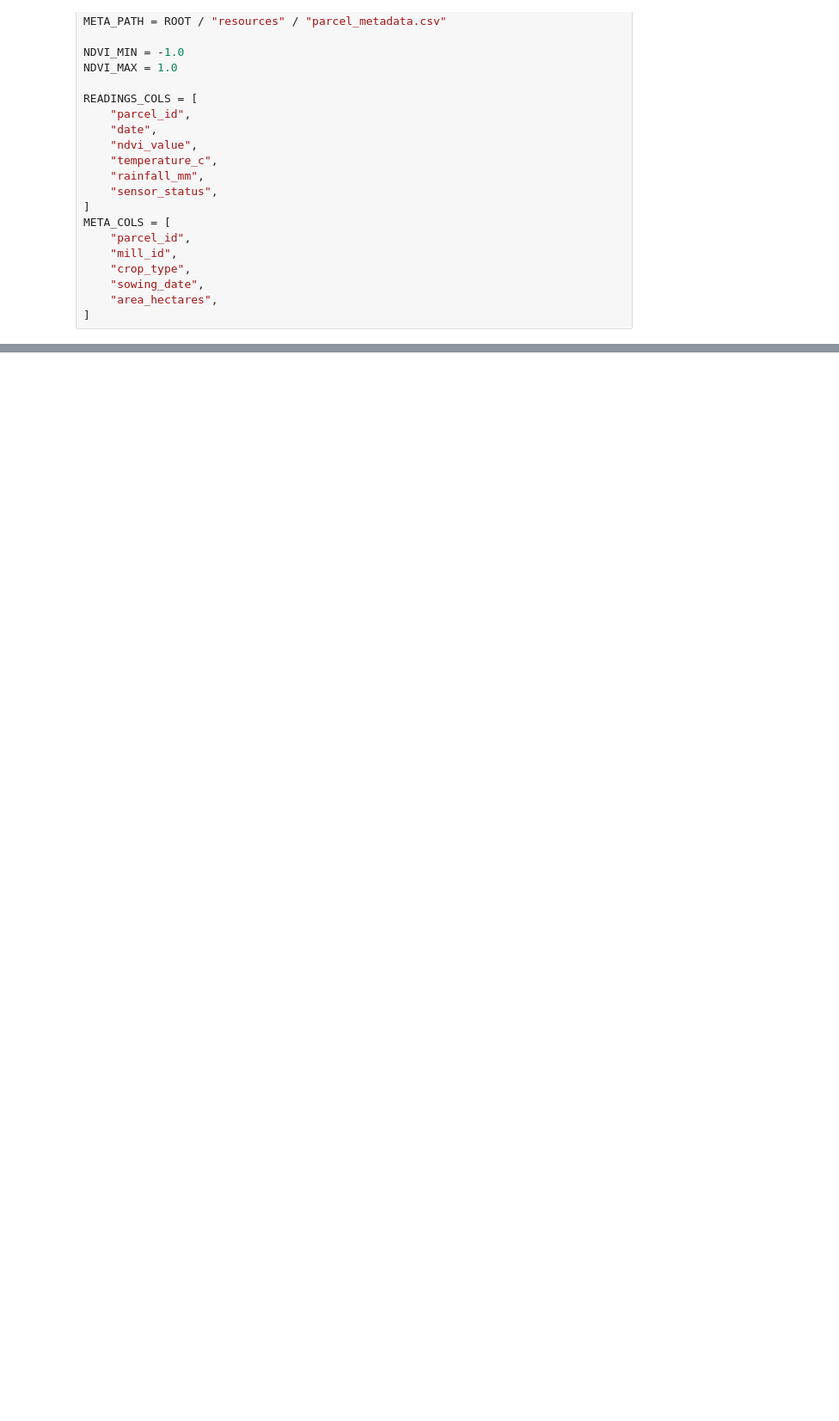
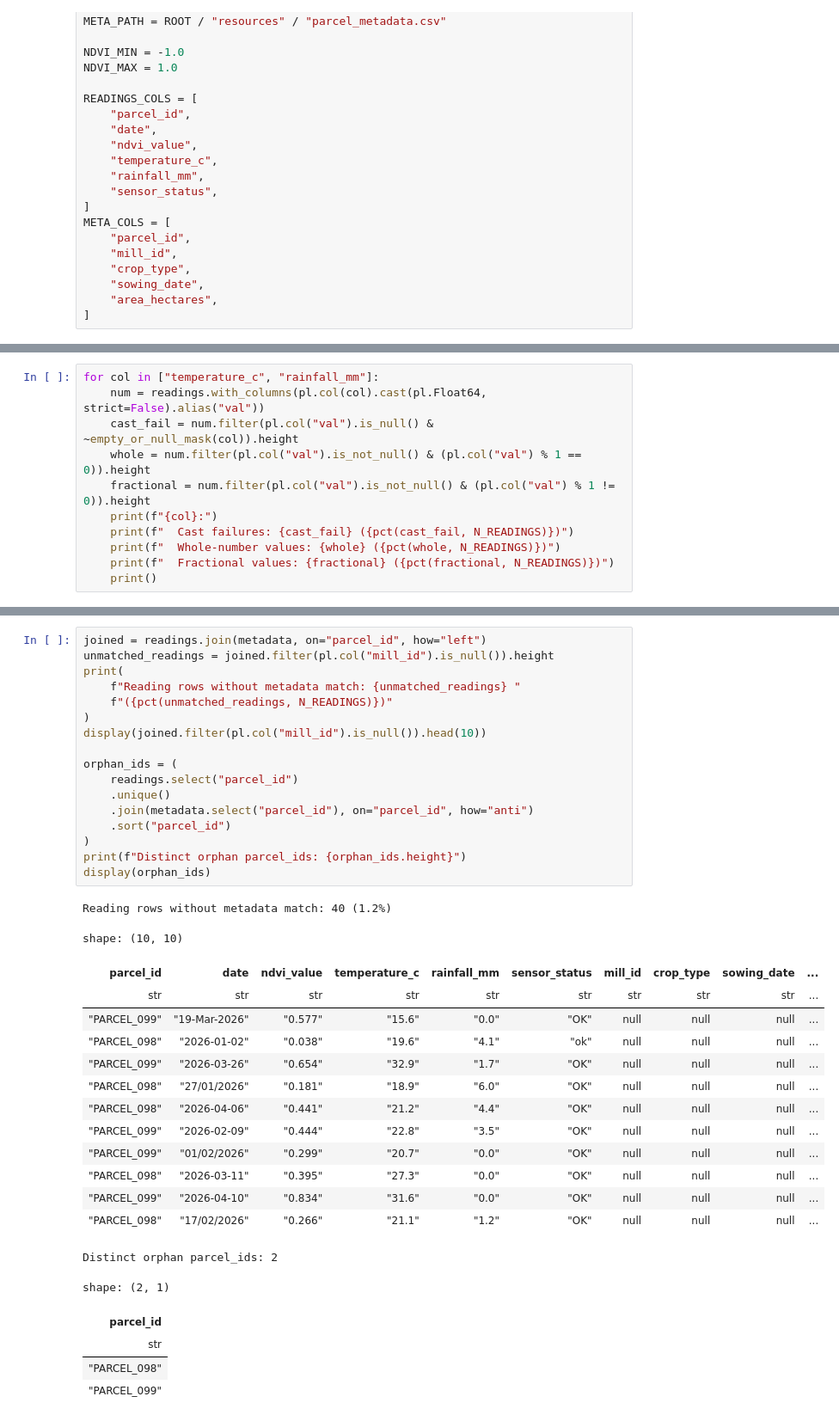
Before and after one commit to rutvikde2001/satellite-intelligence-sensor-data, a Jupyter notebook: 1.data_quality_audit.ipynb, the cells around one changed output, grey strips where cells are left out. Shown at 86% size. Cells and saved outputs as stored; diff of their text form; blank space fills up the shorter version.

```diff
--- a/1.data_quality_audit.ipynb
+++ b/1.data_quality_audit.ipynb
@@ -33,0 +275,11 @@ META_COLS = [
+# %%
+for col in ["temperature_c", "rainfall_mm"]:
+    num = readings.with_columns(pl.col(col).cast(pl.Float64, strict=False).alias("val"))
+    cast_fail = num.filter(pl.col("val").is_null() & ~empty_or_null_mask(col)).height
+    whole = num.filter(pl.col("val").is_not_null() & (pl.col("val") % 1 == 0)).height
+    fractional = num.filter(pl.col("val").is_not_null() & (pl.col("val") % 1 != 0)).height
+    print(f"{col}:")
+    print(f"  Cast failures: {cast_fail} ({pct(cast_fail, N_READINGS)})")
+    print(f"  Whole-number values: {whole} ({pct(whole, N_READINGS)})")
+    print(f"  Fractional values: {fractional} ({pct(fractional, N_READINGS)})")
+    print()
@@ -611 +350,39 @@ shape: (3, 1)
+# %%
+joined = readings.join(metadata, on="parcel_id", how="left")
+unmatched_readings = joined.filter(pl.col("mill_id").is_null()).height
+print(
+    f"Reading rows without metadata match: {unmatched_readings} "
+    f"({pct(unmatched_readings, N_READINGS)})"
+)
+display(joined.filter(pl.col("mill_id").is_null()).head(10))
+
+orphan_ids = (
+    readings.select("parcel_id")
+    .unique()
+    .join(metadata.select("parcel_id"), on="parcel_id", how="anti")
+    .sort("parcel_id")
+)
+print(f"Distinct orphan parcel_ids: {orphan_ids.height}")
+display(orphan_ids)
+# %% [output]
+Reading rows without metadata match: 40 (1.2%)
+shape: (10, 10)
+| parcel_id | date | ndvi_value | temperature_c | rainfall_mm | sensor_status | mill_id | crop_type | sowing_date | ... |
+| str | str | str | str | str | str | str | str | str | ... |
+| "PARCEL_099" | "19-Mar-2026" | "0.577" | "15.6" | "0.0" | "OK" | null | null | null | ... |
+| "PARCEL_098" | "2026-01-02" | "0.038" | "19.6" | "4.1" | "ok" | null | null | null | ... |
+| "PARCEL_099" | "2026-03-26" | "0.654" | "32.9" | "1.7" | "OK" | null | null | null | ... |
+| "PARCEL_098" | "27/01/2026" | "0.181" | "18.9" | "6.0" | "OK" | null | null | null | ... |
+| "PARCEL_098" | "2026-04-06" | "0.441" | "21.2" | "4.4" | "OK" | null | null | null | ... |
+| "PARCEL_099" | "2026-02-09" | "0.444" | "22.8" | "3.5" | "OK" | null | null | null | ... |
+| "PARCEL_099" | "01/02/2026" | "0.299" | "20.7" | "0.0" | "OK" | null | null | null | ... |
+| "PARCEL_098" | "2026-03-11" | "0.395" | "27.3" | "0.0" | "OK" | null | null | null | ... |
+| "PARCEL_099" | "2026-04-10" | "0.834" | "31.6" | "0.0" | "OK" | null | null | null | ... |
+| "PARCEL_098" | "17/02/2026" | "0.266" | "21.1" | "1.2" | "OK" | null | null | null | ... |
+Distinct orphan parcel_ids: 2
+shape: (2, 1)
+| parcel_id |
+| str |
+| "PARCEL_098" |
+| "PARCEL_099" |
 # %%
```
Also changed, not shown: parts of 26 cells of this notebook, 1 other file.
